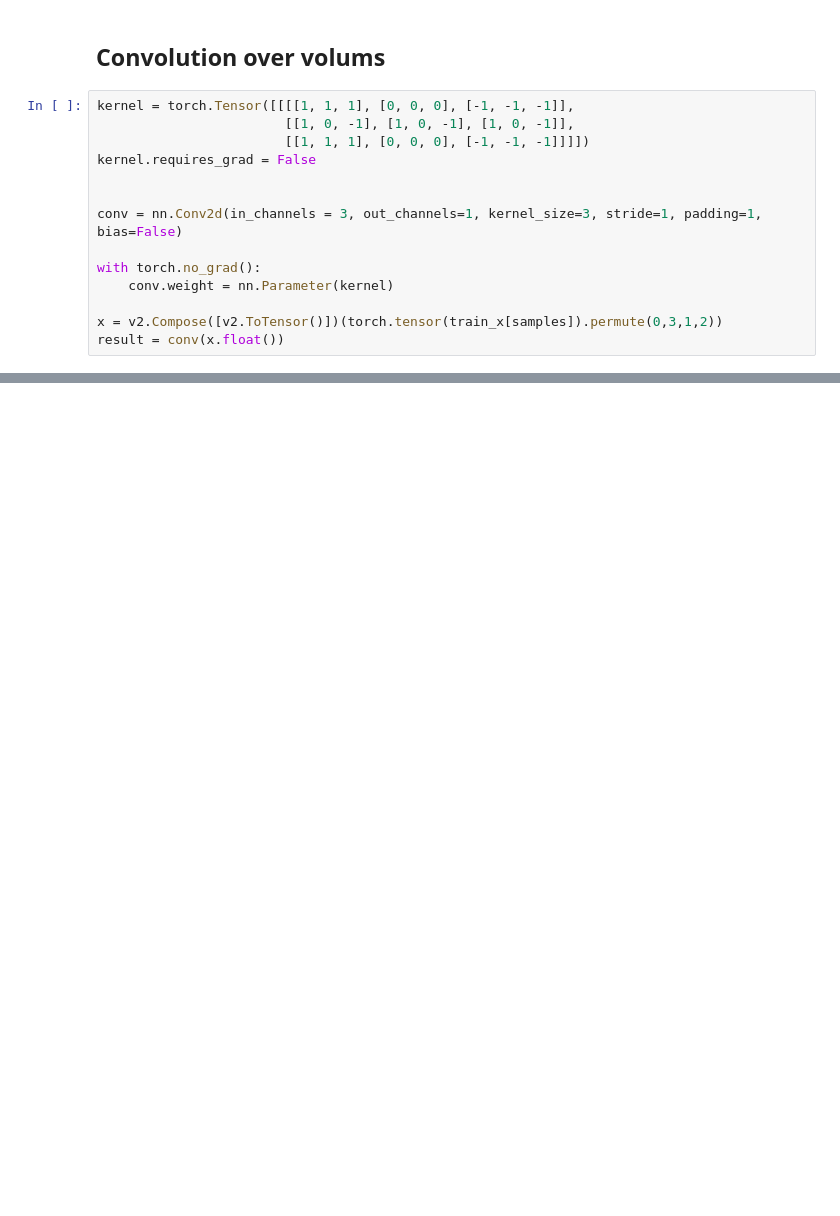
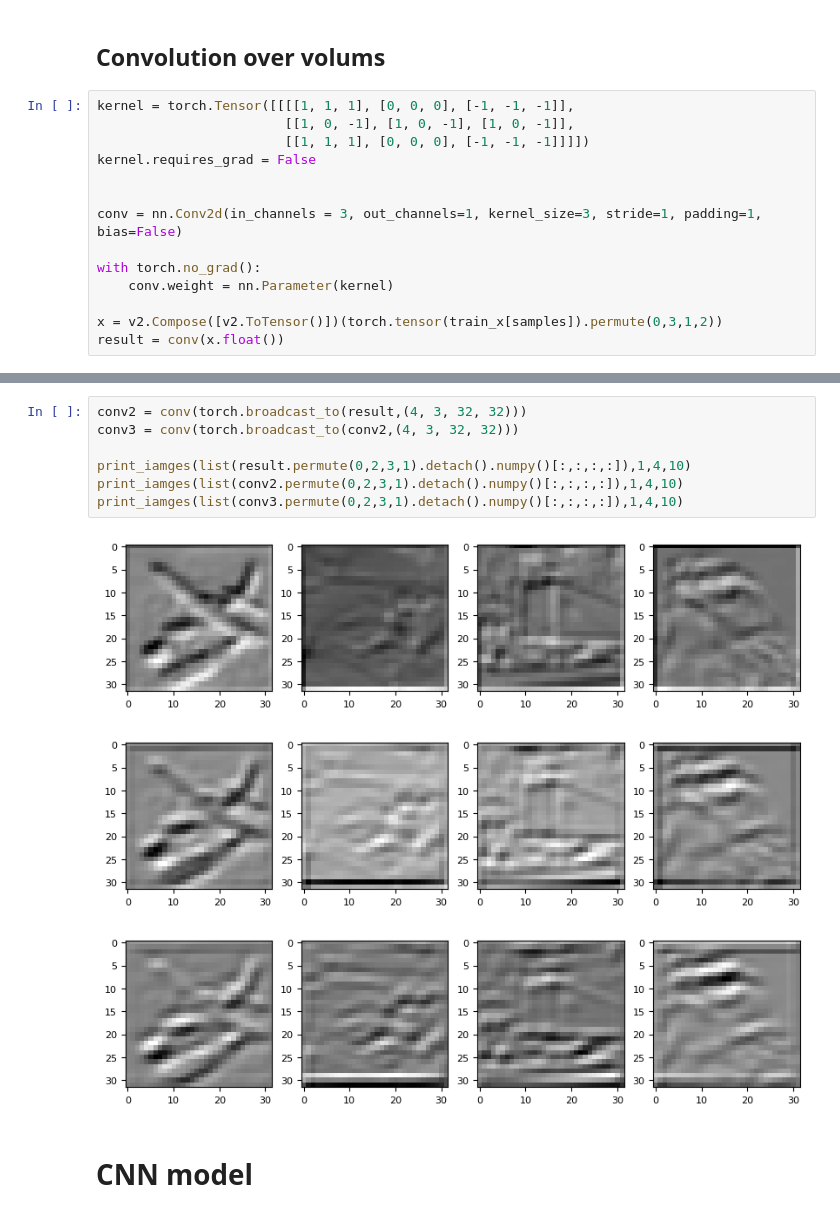
Before and after one commit to F-Yousefi/GitLab, a Jupyter notebook: Lab.ipynb, the cells around one changed output, grey strips where cells are left out. Saved outputs shown, nothing was run; the diff lists cells and outputs as text; blank space fills up the shorter version.

```diff
--- a/Lab.ipynb
+++ b/Lab.ipynb
@@ -120,0 +147,13 @@ For example: torch.Size([32, 32]) with padding 1 and stride 2 :torch.Size([32, 3
+# %%
+conv2 = conv(torch.broadcast_to(result,(4, 3, 32, 32)))
+conv3 = conv(torch.broadcast_to(conv2,(4, 3, 32, 32)))
+
+print_iamges(list(result.permute(0,2,3,1).detach().numpy()[:,:,:,:]),1,4,10)
+print_iamges(list(conv2.permute(0,2,3,1).detach().numpy()[:,:,:,:]),1,4,10)
+print_iamges(list(conv3.permute(0,2,3,1).detach().numpy()[:,:,:,:]),1,4,10)
+# %% [output]
+[figure, added]
+[figure, added]
+[figure, added]
+# %% [markdown]
+# CNN model
```
Also changed, not shown: parts of 9 cells of this notebook.
